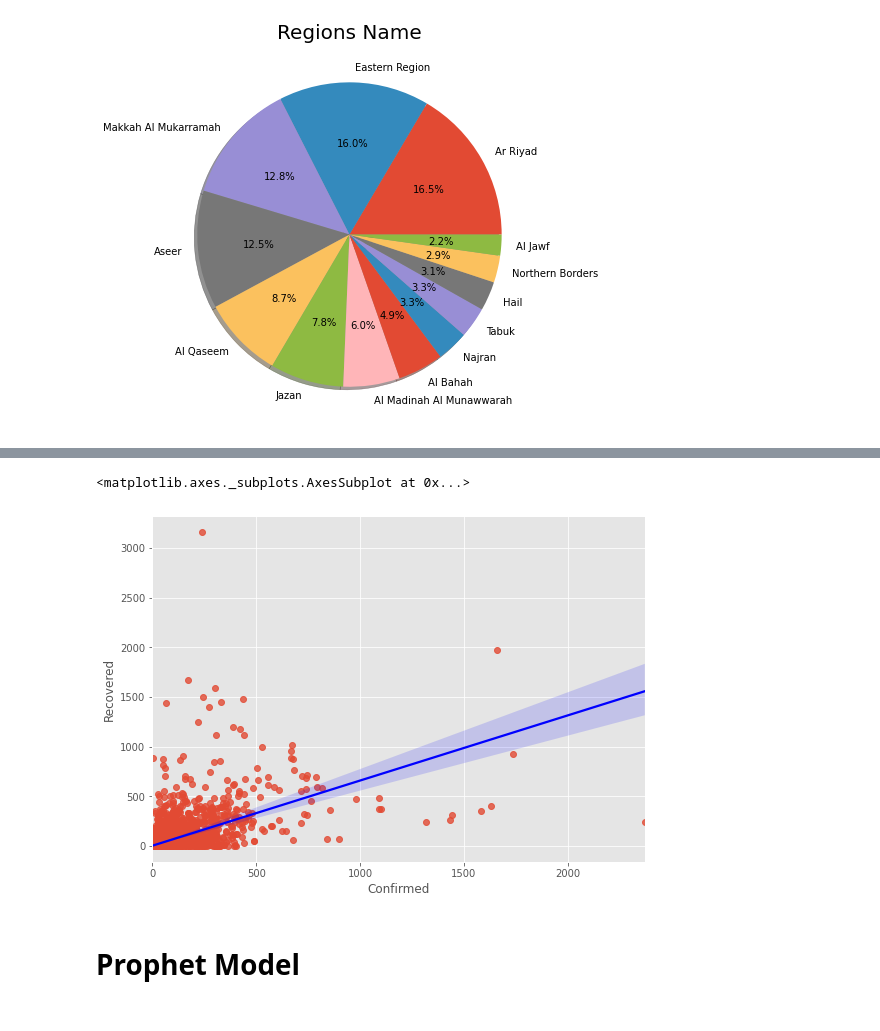
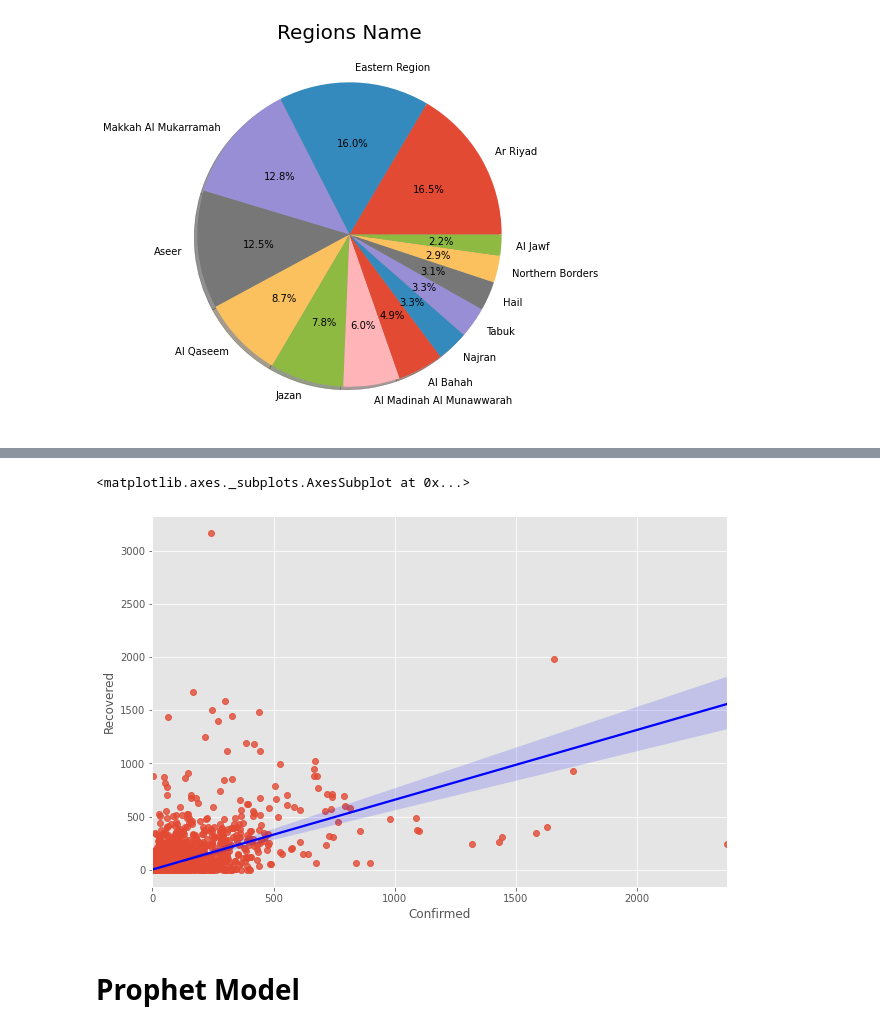
Before and after one commit to RahafSh/SDA_DS_FinalProject, a Jupyter notebook: Data_Science_FinalProject.ipynb, the cells around one changed output, grey strips where cells are left out. Cells and saved outputs as stored; diff of their text form; code cells hidden in the pictures.

```diff
--- a/Data_Science_FinalProject.ipynb
+++ b/Data_Science_FinalProject.ipynb
@@ -229,11 +237,11 @@ sns.stripplot(x="Confirmed", y="RegionName_EN", data=df,palette='viridis')
 # %%
 # Plot 5: Visual confiremed & recovered cases
-plt.figure(figsize=(30,14))
+plt.figure(figsize=(35,15))
 plt.subplot(231)#subplot to add a subplot to the current figure
 sns.regplot(x="Confirmed",y="Recovered", data=df,  line_kws={'color': 'blue'})
 # %% [output]
 <matplotlib.axes._subplots.AxesSubplot at 0x...>
-[figure, old version]
+[figure, new version]
 # %% [markdown]
 # Prophet Model
 # %% [markdown]
```
Also changed, not shown: parts of 18 cells of this notebook.
